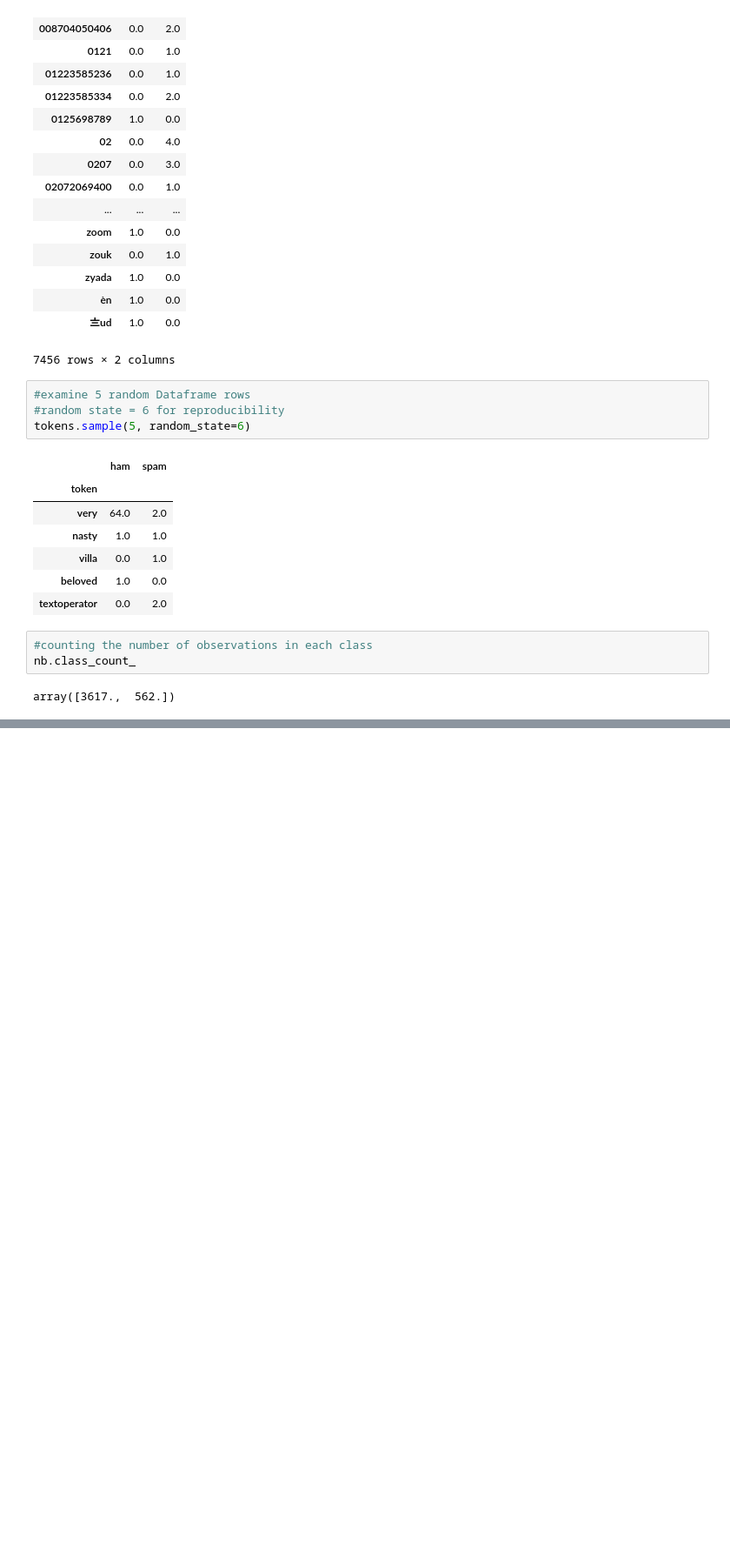
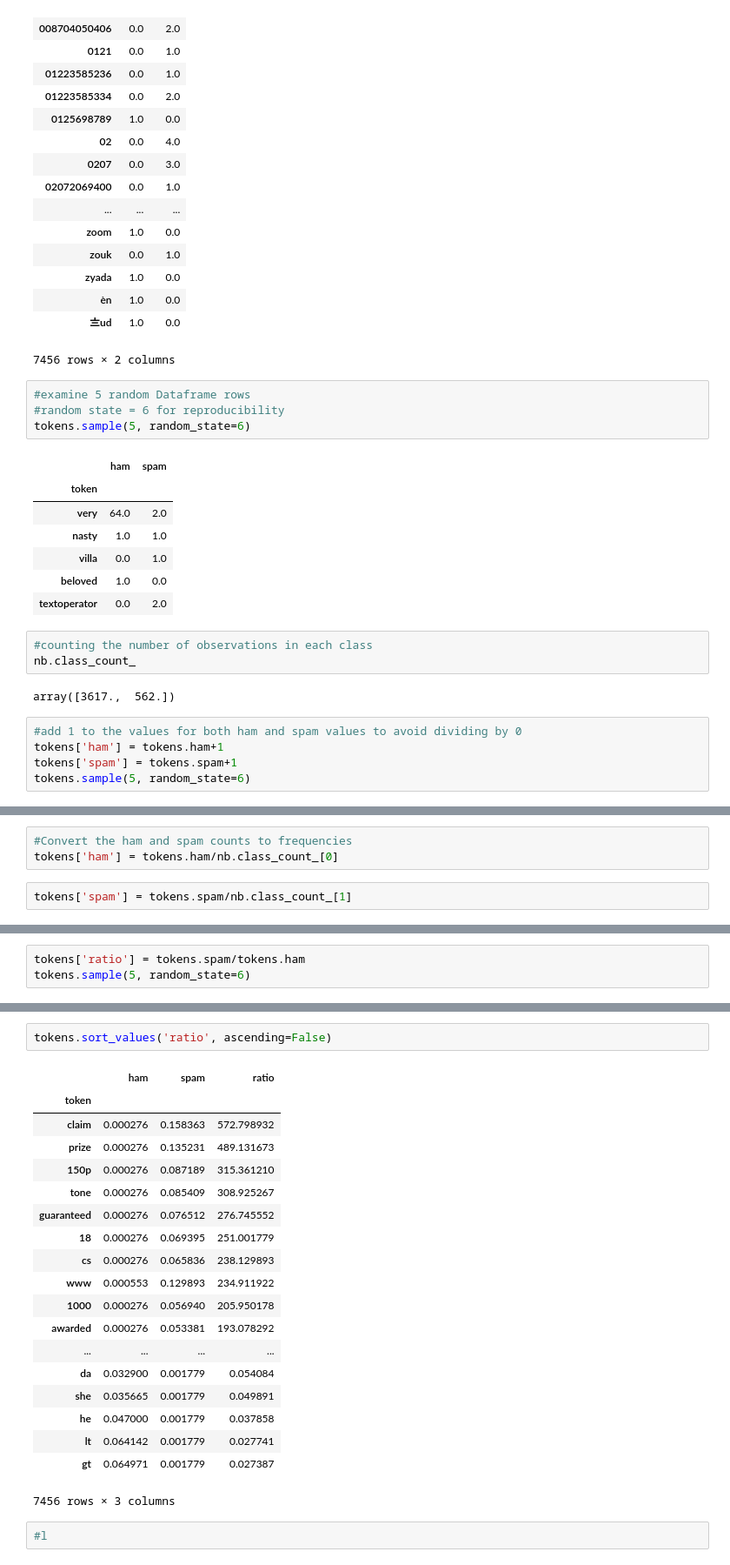
Before and after one commit to tawfiqam/TextAnalysisTests, a Jupyter notebook: Vectorisers.ipynb, the cells around one changed output, grey strips where cells are left out. Shown: that part at 87% size. Saved outputs shown, nothing was run; the diff lists cells and outputs as text; blank space fills up the shorter version.

```diff
--- a/Vectorisers.ipynb
+++ b/Vectorisers.ipynb
@@ -360,3 +360,8 @@ tokens.sample(5, random_state=6)
 nb.class_count_
 # %% [output]
 array([3617.,  562.])
+# %%
+#add 1 to the values for both ham and spam values to avoid dividing by 0
+tokens['ham'] = tokens.ham+1
+tokens['spam'] = tokens.spam+1
+tokens.sample(5, random_state=6)
@@ -362,0 +376,5 @@ array([3617.,  562.])
+# %%
+#Convert the ham and spam counts to frequencies
+tokens['ham'] = tokens.ham/nb.class_count_[0]
+# %%
+tokens['spam'] = tokens.spam/nb.class_count_[1]
@@ -362,0 +391,3 @@ array([3617.,  562.])
+# %%
+tokens['ratio'] = tokens.spam/tokens.ham
+tokens.sample(5, random_state=6)
@@ -362,0 +402,24 @@ array([3617.,  562.])
+# %%
+tokens.sort_values('ratio', ascending=False)
+# %% [output]
+|  | ham | spam | ratio |
+| token |  |  |  |
+| claim | 0.000276 | 0.158363 | 572.798932 |
+| prize | 0.000276 | 0.135231 | 489.131673 |
+| 150p | 0.000276 | 0.087189 | 315.361210 |
+| tone | 0.000276 | 0.085409 | 308.925267 |
+| guaranteed | 0.000276 | 0.076512 | 276.745552 |
+| 18 | 0.000276 | 0.069395 | 251.001779 |
+| cs | 0.000276 | 0.065836 | 238.129893 |
+| www | 0.000553 | 0.129893 | 234.911922 |
+| 1000 | 0.000276 | 0.056940 | 205.950178 |
+| awarded | 0.000276 | 0.053381 | 193.078292 |
+| ... | ... | ... | ... |
+| da | 0.032900 | 0.001779 | 0.054084 |
+| she | 0.035665 | 0.001779 | 0.049891 |
+| he | 0.047000 | 0.001779 | 0.037858 |
+| lt | 0.064142 | 0.001779 | 0.027741 |
+| gt | 0.064971 | 0.001779 | 0.027387 |
+7456 rows × 3 columns
+# %%
+#l
```
Also changed, not shown: parts of 3 cells of this notebook.
